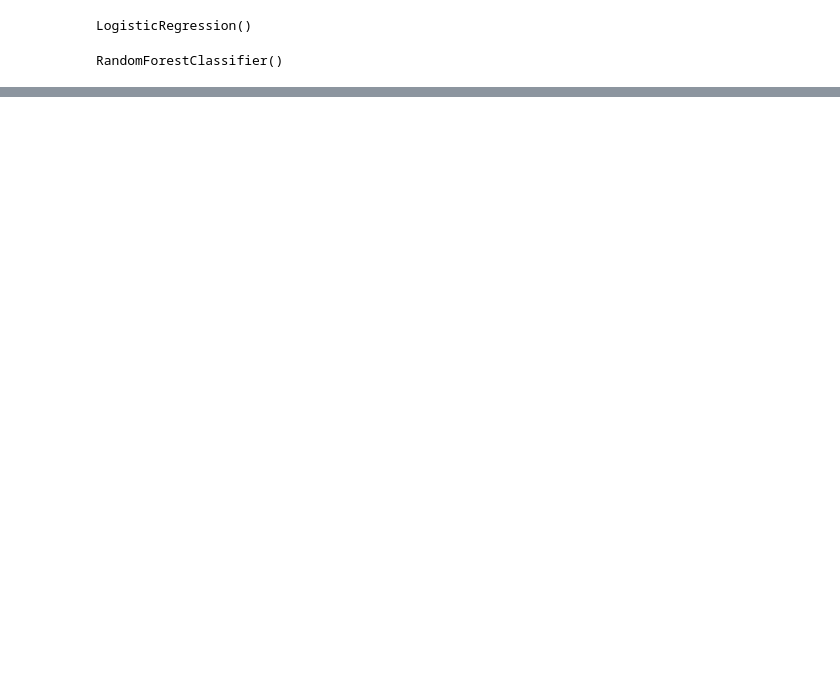
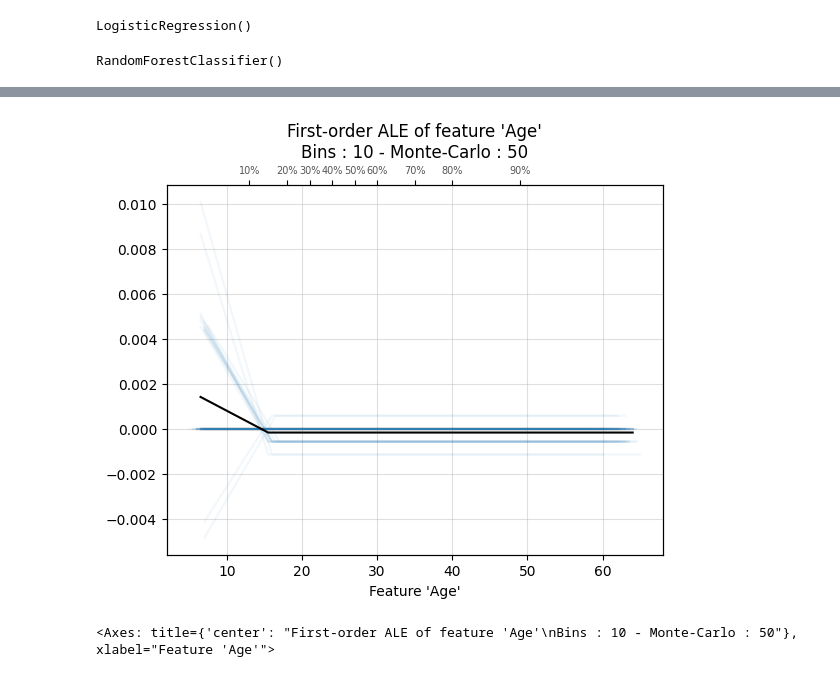
Before and after one commit to bksat90kc/KaggleChallenge, a Jupyter notebook: KaggleChallenge.ipynb, the cells around one changed output, grey strips where cells are left out. Drawn from its saved outputs; the diff is of its cells as text; code cells hidden in the pictures; blank space fills up the shorter version.

```diff
--- a/KaggleChallenge.ipynb
+++ b/KaggleChallenge.ipynb
@@ -356 +401,8 @@ Deck_Unk False
+# %%
+# Standard Scaler for transformation
+scaler = StandardScaler()
+scaler.fit(X_train)
+
+X_train_scaled = scaler.transform(X_train)
+test_df_scaled = scaler.transform(test_df)
 # %% [markdown]
@@ -363,12 +416,12 @@ Deck_Unk False
 # %%
 # logistic regression
 lrcl = LogisticRegression()
-lrcl.fit(X_train, y_train)
+lrcl.fit(X_train_scaled, y_train)
 # %% [output]
 LogisticRegression()
 # %%
 # random forrest classifier
 rfcl = RandomForestClassifier()
-rfcl.fit(X_train, y_train)
+rfcl.fit(X_train_scaled, y_train)
 # %% [output]
 RandomForestClassifier()
@@ -395,0 +514,3 @@ dt_pred_df = pd.DataFrame(dt_y_pred, columns=['Transported'])
+# %%
+test_df.index = test_df['PassengerId']
+test_df.drop(['PassengerId'], axis=1, inplace=True)
@@ -395,0 +528,6 @@ dt_pred_df = pd.DataFrame(dt_y_pred, columns=['Transported'])
+# %%
+# X_train = train.drop('mpg', axis=1)
+ale_plot(rfcl, test_df, 'Age', monte_carlo="TRUE")
+# %% [output]
+[figure, added]
+<Axes: title={'center': "First-order ALE of feature 'Age'\nBins : 10 - Monte-Carlo : 50"}, xlabel="Feature 'Age'">
```
Also changed, not shown: parts of 71 cells of this notebook.
